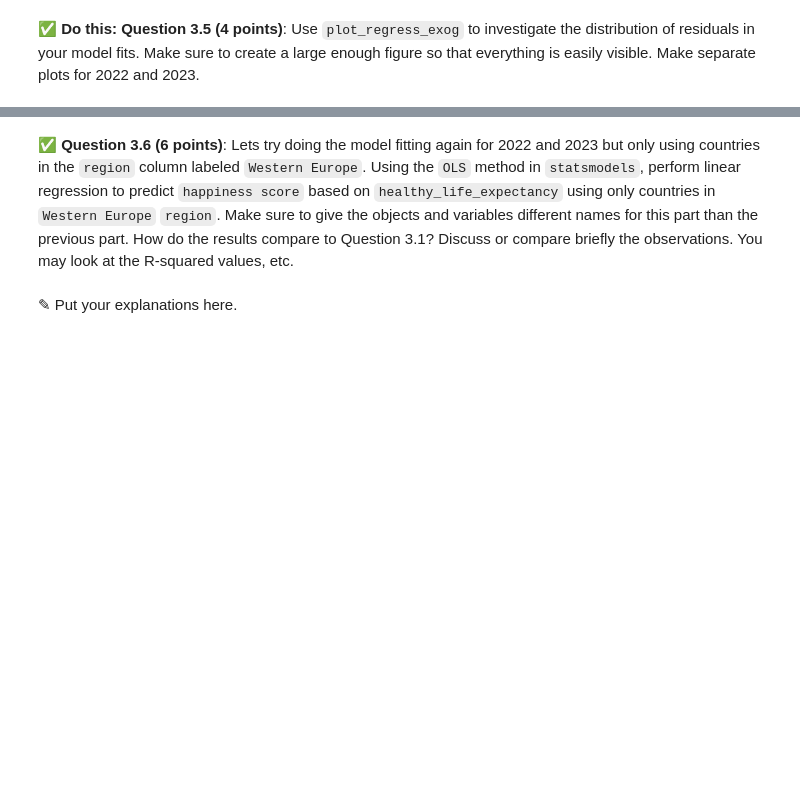
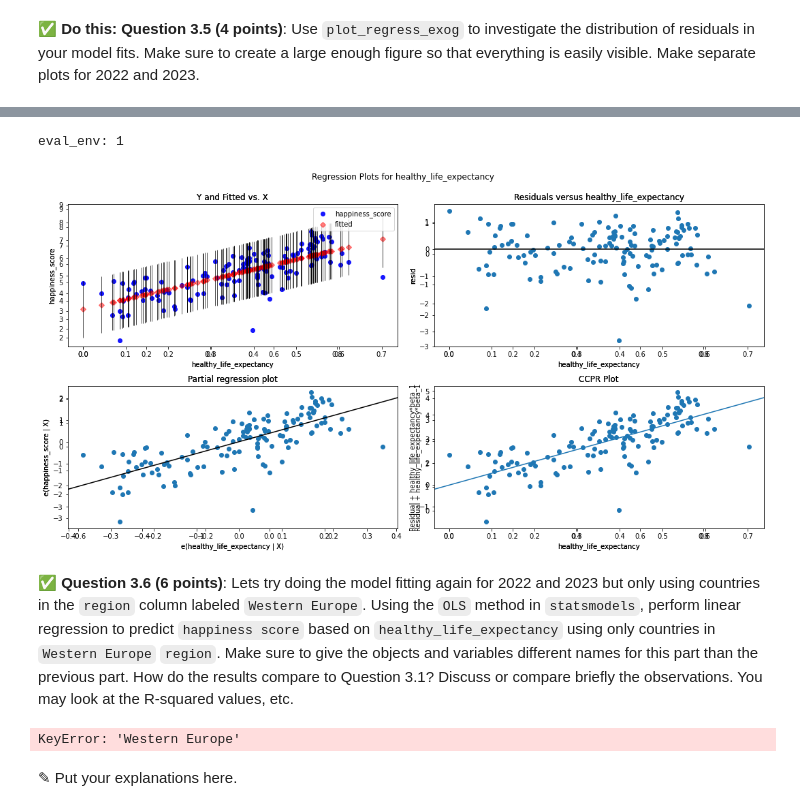
Before and after one commit to interlic/CMSE202, a Jupyter notebook: hw-03/HW-03_Regression-S24-STUDENT.ipynb, the cells around one changed output, grey strips where cells are left out. Cells and saved outputs as stored; diff of their text form; code cells hidden in the pictures; blank space fills up the shorter version.

```diff
--- a/hw-03/HW-03_Regression-S24-STUDENT.ipynb
+++ b/hw-03/HW-03_Regression-S24-STUDENT.ipynb
@@ -178,2 +264,7 @@ In this part, we'll perform some one-variable linear regression analysis on the
+# %%
+sm.graphics.plot_regress_exog(results_23,'healthy_life_expectancy', fig=fig)
+# %% [output]
+eval_env: 1
+[figure, added]
 # %% [markdown]
 &#9989;  **Question 3.6 (6 points)**: Lets try doing the model fitting again for 2022 and 2023 but only using countries in the `region` column labeled `Western Europe`. Using the `OLS` method in `statsmodels`, perform linear regression to predict `happiness score` based on `healthy_life_expectancy` using only countries in `Western Europe` `region`. Make sure to give the objects and variables different names for this part than the previous part. How do the results compare to Question 3.1? Discuss or compare briefly the observations. You may look at the R-squared values, etc.
@@ -182,3 +271,11 @@ In this part, we'll perform some one-variable linear regression analysis on the
+# %%
+# Put your code here
+mask22 = data_22['region'] = 'Western Europe'
+mask23 = data_23['region'] = 'Western Europe'
+masked_22 = data_22[mask22]
+masked_23 = data_23[mask23]
+# %% [output]
+KeyError: 'Western Europe'
 # %% [markdown]
 <font size=+3>&#9998;</font> Put your explanations here.
 # %% [markdown]
```
Also changed, not shown: parts of 13 cells of this notebook.
